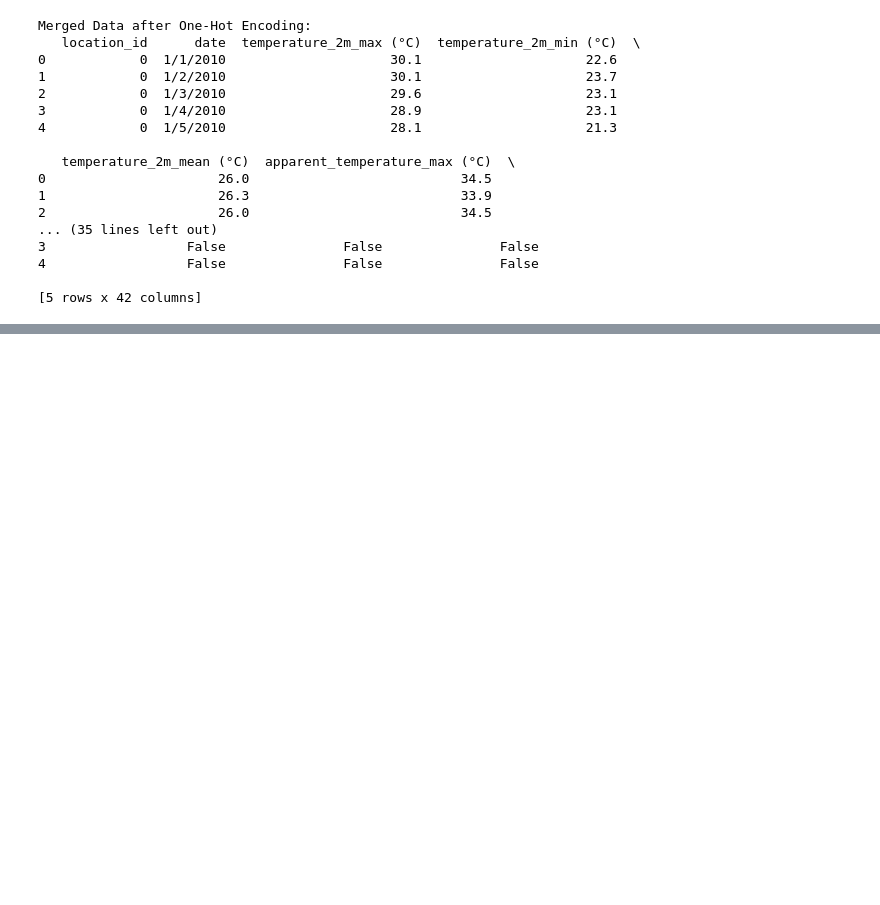
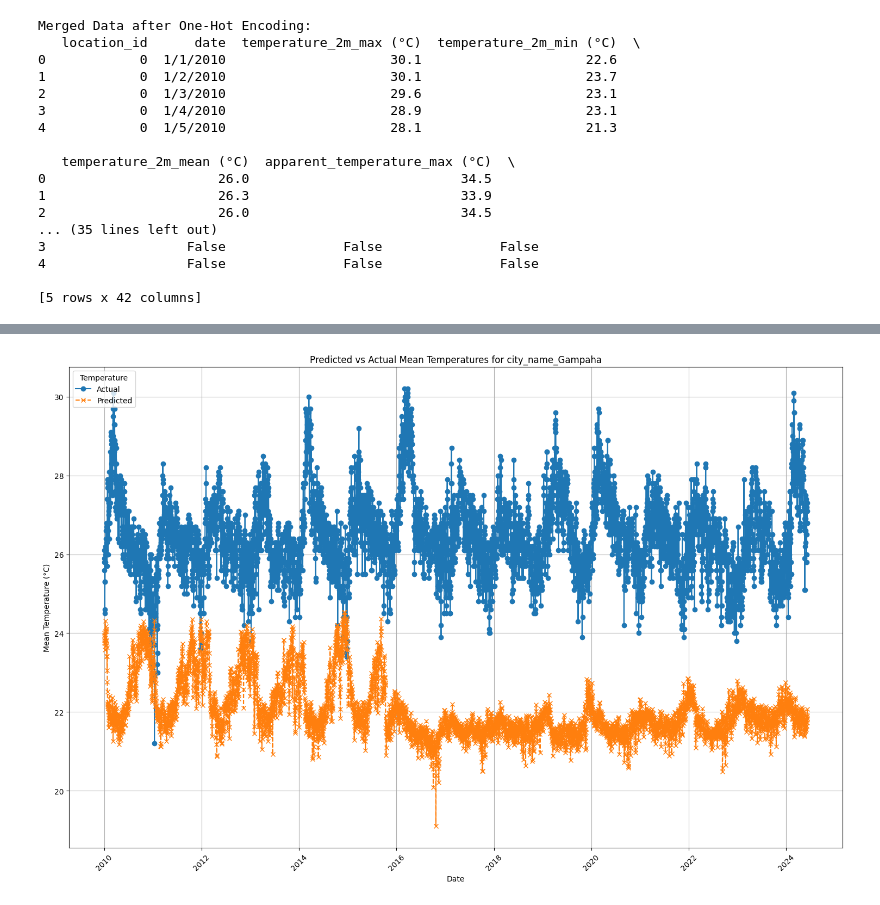
Before and after one commit to IT21271182/Deep-Learning-Project, a Jupyter notebook: IT21373916_RCNN.ipynb, the cells around one changed output, grey strips where cells are left out. Cells and saved outputs as stored; diff of their text form; code cells hidden in the pictures; blank space fills up the shorter version.

```diff
--- a/IT21373916_RCNN.ipynb
+++ b/IT21373916_RCNN.ipynb
@@ -255,3 +311,3 @@ print(model.summary())
 # %%
 # Train the model
-history = model.fit(X_train, y_train, epochs=50, batch_size=32, validation_data=(X_test, y_test), verbose=1)
+history = model.fit(X_train, y_train, epochs=10, batch_size=32, validation_data=(X_test, y_test), verbose=1)
@@ -317,3 +386,44 @@ plt.show()
+# %%
+import matplotlib.pyplot as plt
+
+# Specify the city you want to visualize
+target_city = 'city_name_Gampaha'  # Change this to the desired city name
+
+# Check if the target city exists in the merged data
+if target_city not in merged_data.columns:
+    print(f"{target_city} does not exist in the merged data columns.")
+else:
+    # Filter the data for the specified city
+    city_data = merged_data[merged_data[target_city] == 1]
+
+    # Check if there is data for the specified city
+    if city_data.empty:
+        print(f"No data available for {target_city}.")
+    else:
+        # Get actual temperatures for the specified city
+        actual_temperatures = city_data['temperature_2m_mean (°C)'].values
+
+        # Get corresponding predicted temperatures based on the date index
+        predictions_for_city = predicted_temperatures[city_data.index]
+
+        # Create a figure for plotting
+        plt.figure(figsize=(15, 10))
+
+        # Plotting the actual vs predicted temperatures
+        plt.plot(city_data['date'], actual_temperatures, label='Actual', marker='o', linestyle='-')
+        plt.plot(city_data['date'], predictions_for_city, label='Predicted', marker='x', linestyle='--')
+
+        # Customize the plot
+        plt.title(f'Predicted vs Actual Mean Temperatures for {target_city}')
+        plt.xlabel('Date')
+        plt.ylabel('Mean Temperature (°C)')
+        plt.xticks(rotation=45)
+        plt.legend(title='Temperature', loc='upper left')
+        plt.tight_layout()
+        plt.grid()
+        plt.show()
+# %% [output]
+[figure, added]
 # %%
 from tensorflow.keras.models import load_model
 
```
Also changed, not shown: parts of 14 cells of this notebook.
